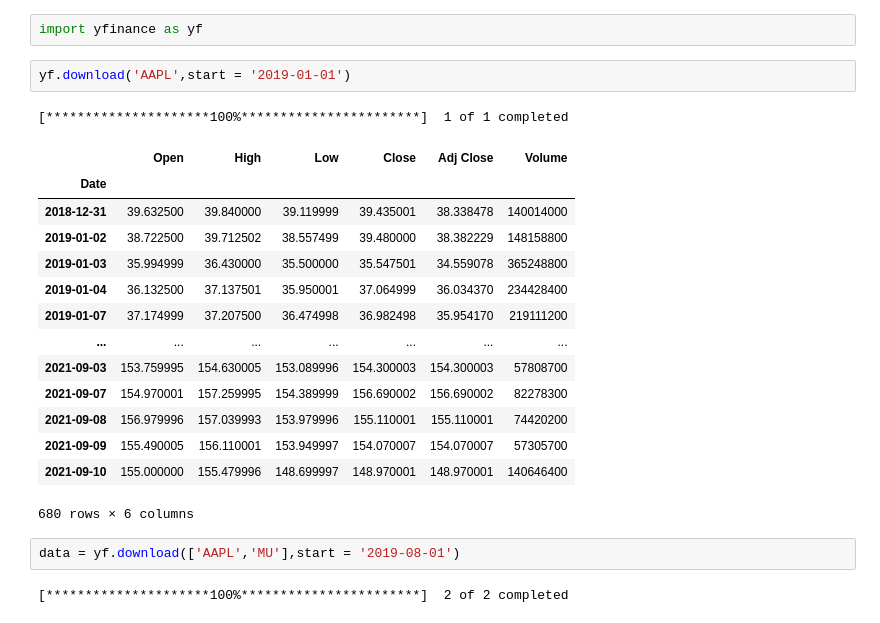
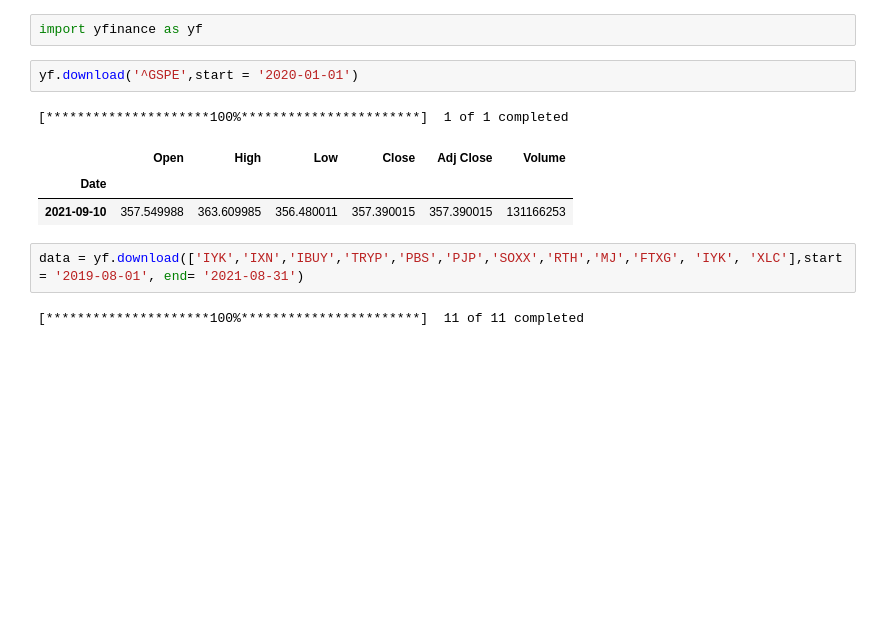
Before and after one commit to laits1/TIL, a Jupyter notebook: project/2) 프로젝트/Untitled.ipynb, the cells around one changed output. Cells and saved outputs as stored; diff of their text form; blank space fills up the shorter version.

```diff
--- a/project/2) 프로젝트/Untitled.ipynb
+++ b/project/2) 프로젝트/Untitled.ipynb
@@ -1,27 +1,16 @@
 # %%
 import yfinance as yf
 # %%
-yf.download('AAPL',start = '2019-01-01')
+yf.download('^GSPE',start = '2020-01-01')
 # %% [output]
 [*********************100%***********************]  1 of 1 completed
 |  | Open | High | Low | Close | Adj Close | Volume |
 | Date |  |  |  |  |  |  |
-| 2018-12-31 | 39.632500 | 39.840000 | 39.119999 | 39.435001 | 38.338478 | 140014000 |
-| 2019-01-02 | 38.722500 | 39.712502 | 38.557499 | 39.480000 | 38.382229 | 148158800 |
-| 2019-01-03 | 35.994999 | 36.430000 | 35.500000 | 35.547501 | 34.559078 | 365248800 |
-| 2019-01-04 | 36.132500 | 37.137501 | 35.950001 | 37.064999 | 36.034370 | 234428400 |
-| 2019-01-07 | 37.174999 | 37.207500 | 36.474998 | 36.982498 | 35.954170 | 219111200 |
-| ... | ... | ... | ... | ... | ... | ... |
-| 2021-09-03 | 153.759995 | 154.630005 | 153.089996 | 154.300003 | 154.300003 | 57808700 |
-| 2021-09-07 | 154.970001 | 157.259995 | 154.389999 | 156.690002 | 156.690002 | 82278300 |
-| 2021-09-08 | 156.979996 | 157.039993 | 153.979996 | 155.110001 | 155.110001 | 74420200 |
-| 2021-09-09 | 155.490005 | 156.110001 | 153.949997 | 154.070007 | 154.070007 | 57305700 |
-| 2021-09-10 | 155.000000 | 155.479996 | 148.699997 | 148.970001 | 148.970001 | 140646400 |
+| 2021-09-10 | 357.549988 | 363.609985 | 356.480011 | 357.390015 | 357.390015 | 131166253 |
-680 rows × 6 columns
 # %%
-data = yf.download(['AAPL','MU'],start = '2019-08-01')
+data = yf.download(['IYK','IXN','IBUY','TRYP','PBS','PJP','SOXX','RTH','MJ','FTXG', 'IYK', 'XLC'],start = '2019-08-01', end= '2021-08-31')
 # %% [output]
-[*********************100%***********************]  2 of 2 completed
+[*********************100%***********************]  11 of 11 completed
 # %%
 data
 # %% [output]
```
Also changed, not shown: parts of 4 cells of this notebook, 6 other files.
